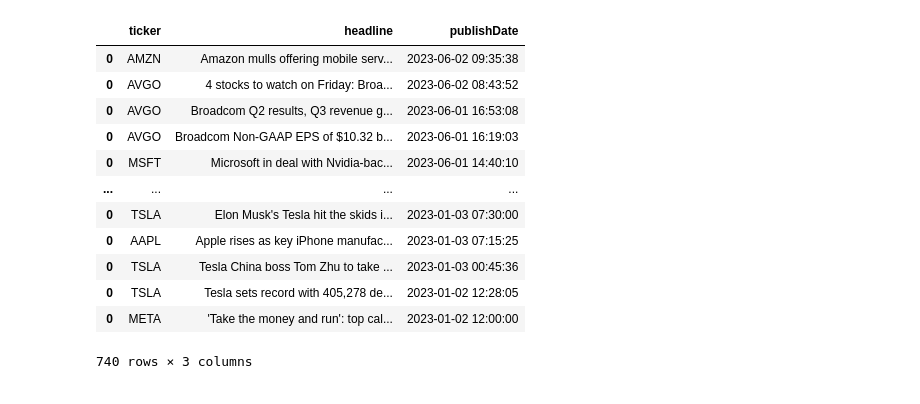
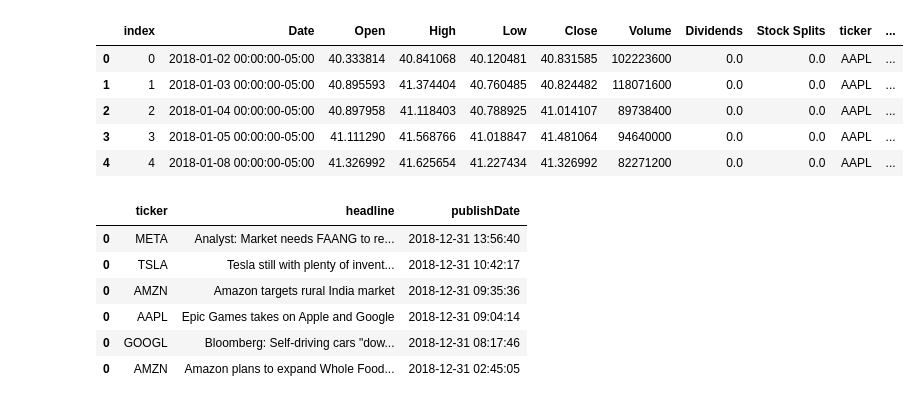
Before and after one commit to fedor44/Sentiment_for_Stock_Investment_Strategy, a Jupyter notebook: Untitled48.ipynb, the cells around one changed output. Saved outputs shown, nothing was run; the diff lists cells and outputs as text; code cells hidden in the pictures.

```diff
--- a/Untitled48.ipynb
+++ b/Untitled48.ipynb
@@ -10,20 +10,20 @@ import yfinance as yf
 # 데이터 출처 Yahoo Finance
 # 금융 데이터 로드
 tickers = ['AAPL','MSFT','GOOGL','AMZN','NVDA','META','TSLA', 'PEP','AVGO','ASML']
-start = '2013-01-01'
-end = '2023-05-30'
-df_ticker_return = pd.DataFrame()
+start = '2018-01-01'
+end = '2023-05-31'
+df_ticker_info = pd.DataFrame()
 for ticker in tickers:
     ticker_yf = yf.Ticker(ticker)
-    if df_ticker_return.empty:
-        df_ticker_return = ticker_yf.history(start = start, end = end)
-        df_ticker_return['ticker']= ticker
+    if df_ticker_info.empty:
+        df_ticker_info = ticker_yf.history(start = start, end = end)
+        df_ticker_info['ticker']= ticker
     else:
         data_temp = ticker_yf.history(start = start, end = end)
         data_temp['ticker']= ticker
-        df_ticker_return = df_ticker_return.append(data_temp)
+        df_ticker_info = pd.concat([df_ticker_info, data_temp])
 
-df_ticker_return.head()
+df_ticker_info.head()
 # %% [output]
 |  | Open | High | Low | Close | Volume | Dividends | Stock Splits | ticker |
 | Date |  |  |  |  |  |  |  |  |
@@ -35,4 +35,35 @@ df_ticker_return.head()
+# %%
+import numpy as np
+
+# pct_change 함수를 이용, 각 날짜별 종가를 이용하여 수익률을 계산
+df_ticker_info['currRet'] = df_ticker_info['Close'].pct_change()
+
+# ticker가 바뀔 때는 정확한 수익률을 계산할 수 없으므로 첫행은 NaN 처리
+temp_df_ticker_info = df_ticker_info.loc[:, 'currRet'].copy()
+for i in range(len(df_ticker_info)-1):
+  if df_ticker_info.iloc[i]['ticker'] != df_ticker_info.iloc[i+1]['ticker']:
+    temp_df_ticker_info.iloc[i+1] = np.nan
+
+df_ticker_info['currRet'] = temp_df_ticker_info
+
+# 전일, 당일, 후일의 데이터를 활용하여 이벤트 수익률을 계산하여 이벤트에 따른 주가의 변동을 보다 정확하게 측정
+# currRet(t-1) + currRet(t) + currRet(t+1) -> 뉴스 데이터 전일, 당일, 후일의 수익
+df_ticker_info['eventRet'] = df_ticker_info['currRet'] + df_ticker_info['currRet'].shift(-1) + df_ticker_info['currRet'].shift(1)
+
+# 날짜 (년-월-일) 정리
+df_ticker_info.reset_index(inplace=True)
+df_ticker_info['date'] = pd.to_datetime(df_ticker_info['Date']).dt.date
+
+df_ticker_info.head()
+# %% [output]
+|  | index | Date | Open | High | Low | Close | Volume | Dividends | Stock Splits | ticker | ... |
+| 0 | 0 | 2018-01-02 00:00:00-05:00 | 40.333814 | 40.841068 | 40.120481 | 40.831585 | 102223600 | 0.0 | 0.0 | AAPL | ... |
+| 1 | 1 | 2018-01-03 00:00:00-05:00 | 40.895593 | 41.374404 | 40.760485 | 40.824482 | 118071600 | 0.0 | 0.0 | AAPL | ... |
+| 2 | 2 | 2018-01-04 00:00:00-05:00 | 40.897958 | 41.118403 | 40.788925 | 41.014107 | 89738400 | 0.0 | 0.0 | AAPL | ... |
+| 3 | 3 | 2018-01-05 00:00:00-05:00 | 41.111290 | 41.568766 | 41.018847 | 41.481064 | 94640000 | 0.0 | 0.0 | AAPL | ... |
+| 4 | 4 | 2018-01-08 00:00:00-05:00 | 41.326992 | 41.625654 | 41.227434 | 41.326992 | 82271200 | 0.0 | 0.0 | AAPL | ... |
 # %%
+# seekingalpha.com에서 뉴스 헤드라인 정보 스크래핑
 import requests
 from bs4 import BeautifulSoup
 import json
@@ -41,7 +72,7 @@ import pandas as pd
 
 exit_flag = False
 df = pd.DataFrame(columns=['ticker', 'headline', 'publishDate'])
-i = 1
+i = 15987
 tickers = ['AAPL','MSFT','GOOGL','AMZN','NVDA','META','TSLA', 'PEP','AVGO','ASML']
 
 while True:
@@ -57,8 +88,8 @@ while True:
   soup = BeautifulSoup(page.text, 'html.parser')
   scripts = soup.find_all('script')
 
-  # 로드할 데이터 시간 (2013년 1월 1일까지의 데이터 로드)
-  timeLimit = datetime.strptime('2023-01-01', '%Y-%m-%d')
+  # 로드할 데이터 시간 (2018년 1월 1일까지의 데이터 로드)
+  timeLimit = datetime.strptime('2018-12-31', '%Y-%m-%d')
 
   for j in range(0, 24):
     # 두번째 for 루프 json 내 marketNews, response, data 배열 순회
@@ -95,42 +126,36 @@ while True:
         ticker = ""
         # id 기반으로 ticker 찾기
         # Top10 항목에 포함된 주식으로만 데이터 프레임을 구축
         while True:
           if newsId == "":
             break
 
           if len(data['marketNews']['response']['included']) == 0:
             stock = ""
           else:
             stock = data['marketNews']['response']['included'][count]['id']
 
           if newsId == stock:
             ticker = data['marketNews']['response']['included'][count]['attributes']['name']
             if ticker in tickers:
               new_row = pd.DataFrame({'ticker': [ticker], 'headline': [headline], 'publishDate': [publishTime_naive]})
               df = pd.concat([df, new_row])
             break
           count = count + 1
 
       # 세번째 for 루프 종료
 
     # 두번째 for 루프 종료
 
   i = i + 1
   # 첫번째 while 루프 종료
 
 df
 # %% [output]
 |  | ticker | headline | publishDate |
-| 0 | AMZN | Amazon mulls offering mobile serv... | 2023-06-02 09:35:38 |
-| 0 | AVGO | 4 stocks to watch on Friday: Broa... | 2023-06-02 08:43:52 |
-| 0 | AVGO | Broadcom Q2 results, Q3 revenue g... | 2023-06-01 16:53:08 |
-| 0 | AVGO | Broadcom Non-GAAP EPS of $10.32 b... | 2023-06-01 16:19:03 |
-| 0 | MSFT | Microsoft in deal with Nvidia-bac... | 2023-06-01 14:40:10 |
-| ... | ... | ... | ... |
-| 0 | TSLA | Elon Musk's Tesla hit the skids i... | 2023-01-03 07:30:00 |
-| 0 | AAPL | Apple rises as key iPhone manufac... | 2023-01-03 07:15:25 |
-| 0 | TSLA | Tesla China boss Tom Zhu to take ... | 2023-01-03 00:45:36 |
-| 0 | TSLA | Tesla sets record with 405,278 de... | 2023-01-02 12:28:05 |
-| 0 | META | 'Take the money and run': top cal... | 2023-01-02 12:00:00 |
+| 0 | META | Analyst: Market needs FAANG to re... | 2018-12-31 13:56:40 |
+| 0 | TSLA | Tesla still with plenty of invent... | 2018-12-31 10:42:17 |
+| 0 | AMZN | Amazon targets rural India market | 2018-12-31 09:35:36 |
+| 0 | AAPL | Epic Games takes on Apple and Google | 2018-12-31 09:04:14 |
+| 0 | GOOGL | Bloomberg: Self-driving cars "dow... | 2018-12-31 08:17:46 |
+| 0 | AMZN | Amazon plans to expand Whole Food... | 2018-12-31 02:45:05 |
-740 rows × 3 columns
```
Also changed, not shown: parts of 3 cells of this notebook.
